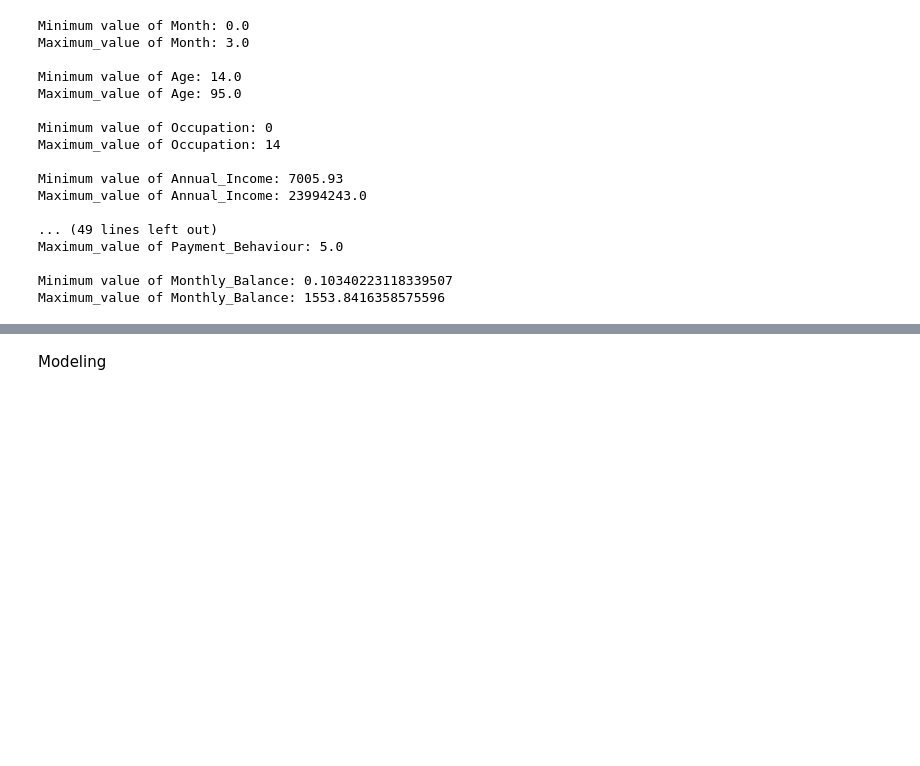
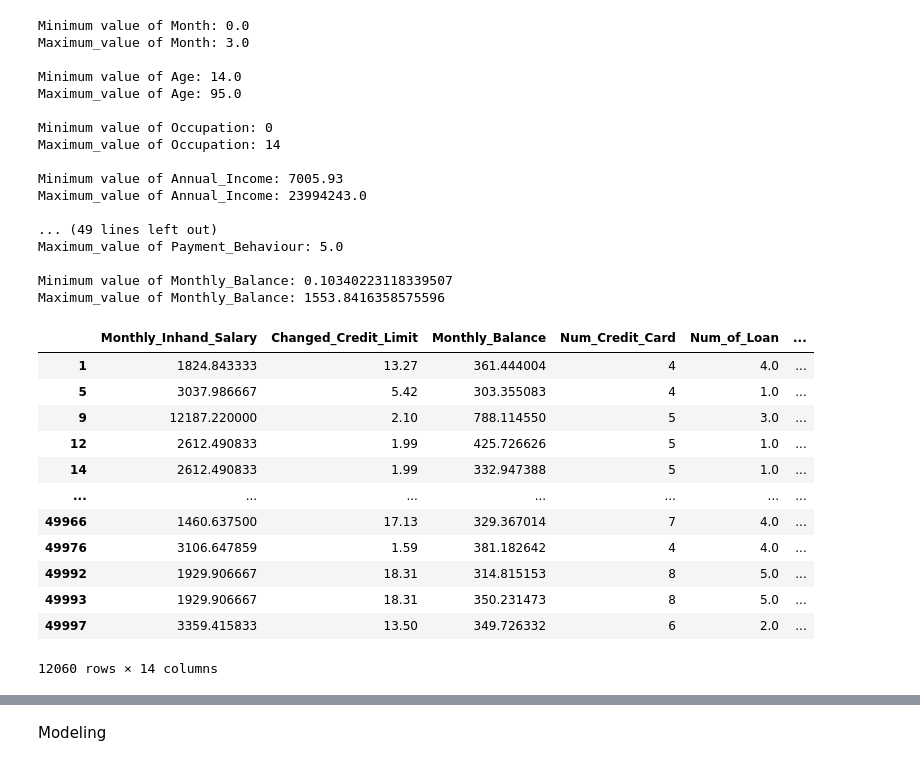
Before and after one commit to Anson369/Credit-card-status-prediction, a Jupyter notebook: credit_score.ipynb, the cells around one changed output, grey strips where cells are left out. Cells and saved outputs as stored; diff of their text form; code cells hidden in the pictures; blank space fills up the shorter version.

```diff
--- a/credit_score.ipynb
+++ b/credit_score.ipynb
@@ -469,3 +468,21 @@ Minimum value of Monthly_Balance: 0.10340223118339507
 Maximum_value of Monthly_Balance: 1553.8416358575596
 # %%
 df.drop(index=df[df['Age']==95].index,inplace=True)
+# %%
+corr=df.corr(numeric_only=True)['Credit_Mix'].abs().sort_values()
+df2=df[corr[corr>0.3].index]
+df2
+# %% [output]
+|  | Monthly_Inhand_Salary | Changed_Credit_Limit | Monthly_Balance | Num_Credit_Card | Num_of_Loan | ... |
+| 1 | 1824.843333 | 13.27 | 361.444004 | 4 | 4.0 | ... |
+| 5 | 3037.986667 | 5.42 | 303.355083 | 4 | 1.0 | ... |
+| 9 | 12187.220000 | 2.10 | 788.114550 | 5 | 3.0 | ... |
+| 12 | 2612.490833 | 1.99 | 425.726626 | 5 | 1.0 | ... |
+| 14 | 2612.490833 | 1.99 | 332.947388 | 5 | 1.0 | ... |
+| ... | ... | ... | ... | ... | ... | ... |
+| 49966 | 1460.637500 | 17.13 | 329.367014 | 7 | 4.0 | ... |
+| 49976 | 3106.647859 | 1.59 | 381.182642 | 4 | 4.0 | ... |
+| 49992 | 1929.906667 | 18.31 | 314.815153 | 8 | 5.0 | ... |
+| 49993 | 1929.906667 | 18.31 | 350.231473 | 8 | 5.0 | ... |
+| 49997 | 3359.415833 | 13.50 | 349.726332 | 6 | 2.0 | ... |
+12060 rows × 14 columns
```
Also changed, not shown: parts of 13 cells of this notebook, 2 other files.
